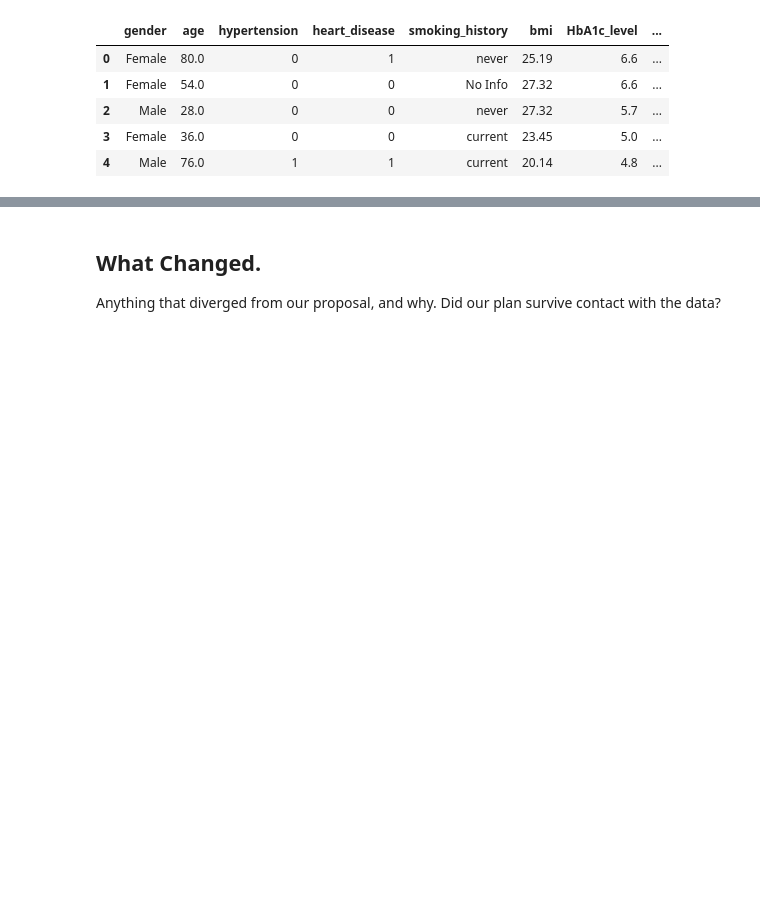
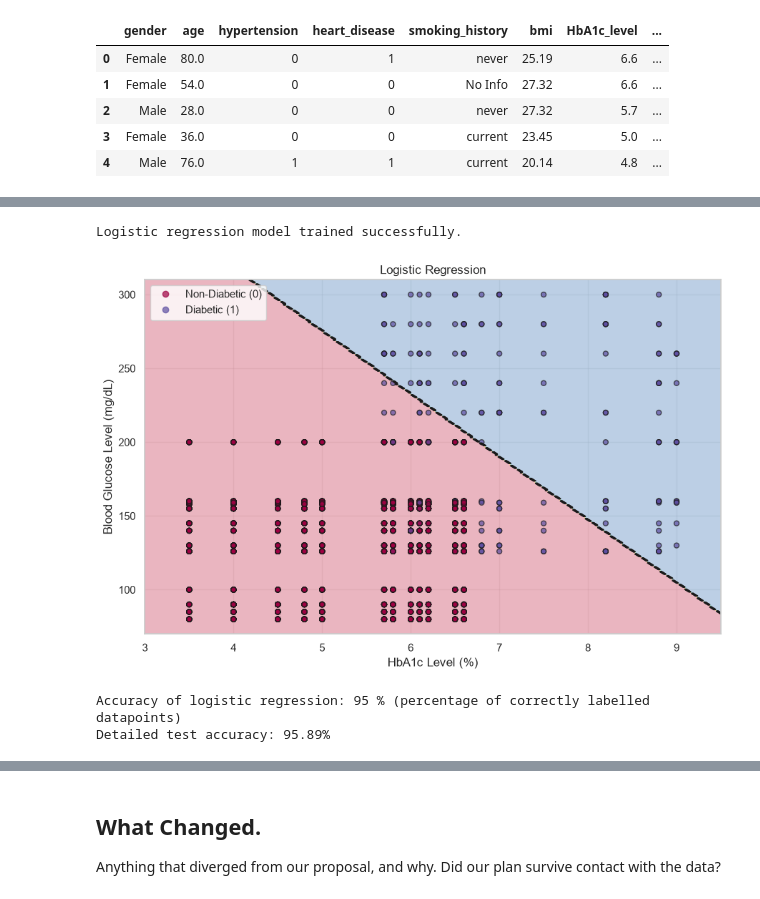
Before and after one commit to jacobsabraw-cyber/CECS456_Final_Project, a Jupyter notebook: CECS456_Final_Project.ipynb, the cells around one changed output, grey strips where cells are left out. Saved outputs shown, nothing was run; the diff lists cells and outputs as text; code cells hidden in the pictures; blank space fills up the shorter version.

```diff
--- a/CECS456_Final_Project.ipynb
+++ b/CECS456_Final_Project.ipynb
@@ -73,0 +151,20 @@ Name: count, dtype: int64
+# %%
+# One-hot encode categorical features
+df_encoded = pd.get_dummies(df_clean, columns=['gender', 'smoking_history'], drop_first=True)
+
+# Separate features (X) and target (y)
+X = df_encoded.drop(columns=['diabetes'])
+y = df_encoded['diabetes']
+
+# Stratified 80/20 train/test split
+X_train, X_test, y_train, y_test = train_test_split(
+    X, y, test_size=0.20, random_state=42, stratify=y
+)
+
+print(f"Training set: {X_train.shape[0]:,} samples ({y_train.mean()*100:.2f}% diabetic)")
+print(f"Testing set:  {X_test.shape[0]:,} samples ({y_test.mean()*100:.2f}% diabetic)")
+
+# Standardize features
+scaler = StandardScaler()
+X_train_scaled = scaler.fit_transform(X_train)
+X_test_scaled = scaler.transform(X_test)
@@ -73,0 +180,53 @@ Name: count, dtype: int64
+# %%
+# Train the logistic regression classifier
+clf = sklearn.linear_model.LogisticRegressionCV(cv=5, max_iter=1000, random_state=42)
+clf.fit(X_train_scaled, y_train)
+
+print("Logistic regression model trained successfully.")
+# %% [output]
+Logistic regression model trained successfully.
+# %%
+# Plot the decision boundary for logistic regression
+# We fit a 2D logistic regression classifier on the primary continuous indicators: HbA1c and Blood Glucose
+X_2d = df_clean[['HbA1c_level', 'blood_glucose_level']].values
+y_2d = df_clean['diabetes'].values
+
+clf_2d = sklearn.linear_model.LogisticRegressionCV(cv=5, random_state=42)
+clf_2d.fit(X_2d, y_2d)
+
+np.random.seed(42)
+sample_idx = np.random.choice(len(y_2d), size=2500, replace=False)
+X_2d_sample = X_2d[sample_idx]
+y_2d_sample = y_2d[sample_idx]
+
+def plot_decision_boundary(model, X, y):
+    x_min, x_max = X[:, 0].min() - 0.5, X[:, 0].max() + 0.5
+    y_min, y_max = X[:, 1].min() - 10, X[:, 1].max() + 10
+    xx, yy = np.meshgrid(np.linspace(x_min, x_max, 300), np.linspace(y_min, y_max, 300))
+    Z = model(np.c_[xx.ravel(), yy.ravel()])
+    Z = Z.reshape(xx.shape)
+    plt.figure(figsize=(9, 6))
+    plt.contourf(xx, yy, Z, cmap=plt.cm.Spectral, alpha=0.35)
+    plt.contour(xx, yy, Z, colors='k', linewidths=1.5, linestyles='--')
+    scatter = plt.scatter(X[:, 0], X[:, 1], c=y, cmap=plt.cm.Spectral, edgecolors='k', alpha=0.7, s=25)
+    plt.xlabel('HbA1c Level (%)')
+    plt.ylabel('Blood Glucose Level (mg/dL)')
+    plt.title("Logistic Regression")
+    handles, _ = scatter.legend_elements()
+    plt.legend(handles, ['Non-Diabetic (0)', 'Diabetic (1)'], loc='upper left')
+    plt.grid(True, alpha=0.3)
+    plt.tight_layout()
+    plt.show()
+
+plot_decision_boundary(lambda x: clf_2d.predict(x), X_2d_sample, y_2d_sample)
+# %% [output]
+[figure, added]
+# %%
+# Print accuracy
+LR_predictions = clf.predict(X_test_scaled)
+print ('Accuracy of logistic regression: %d ' % float((np.dot(y_test, LR_predictions) + np.dot(1 - y_test, 1 - LR_predictions)) / float(y_test.size) * 100) +
+       '% ' + "(percentage of correctly labelled datapoints)")
+print (f"Detailed test accuracy: {float((np.dot(y_test, LR_predictions) + np.dot(1 - y_test, 1 - LR_predictions)) / float(y_test.size) * 100):.2f}%")
+# %% [output]
+Accuracy of logistic regression: 95 % (percentage of correctly labelled datapoints)
+Detailed test accuracy: 95.89%
```
Also changed, not shown: parts of 17 cells of this notebook, 1 other file.
